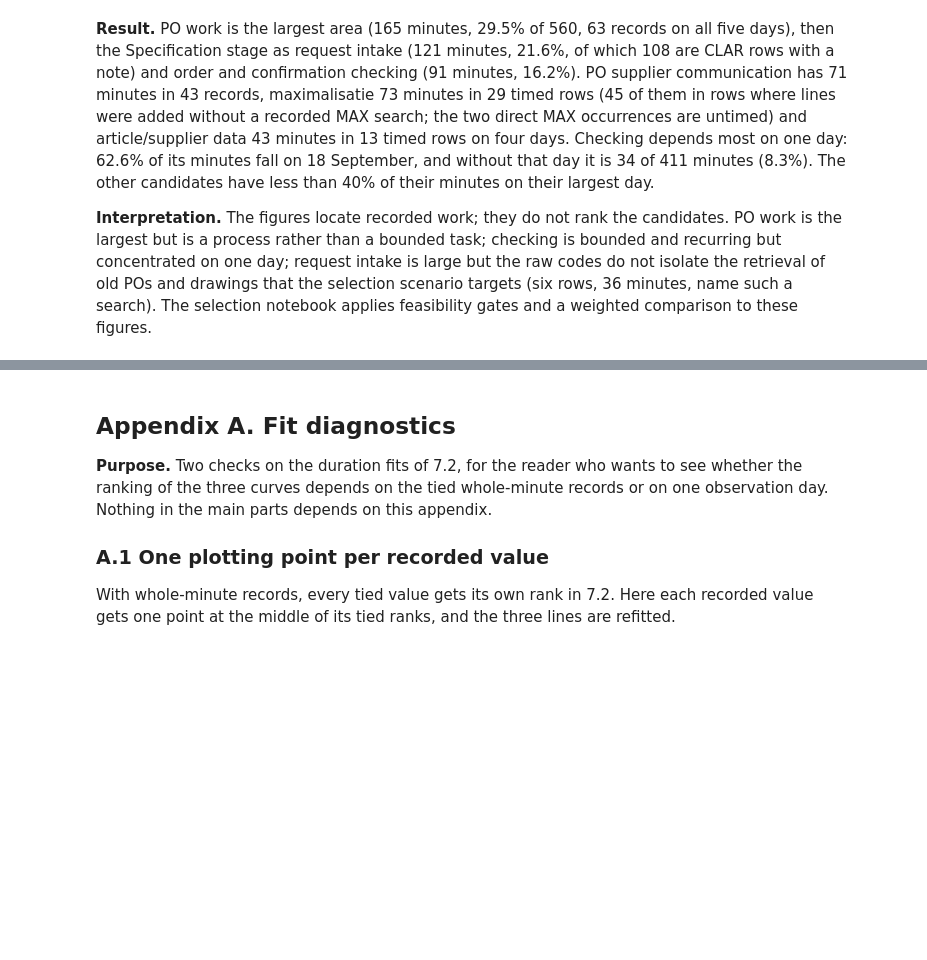
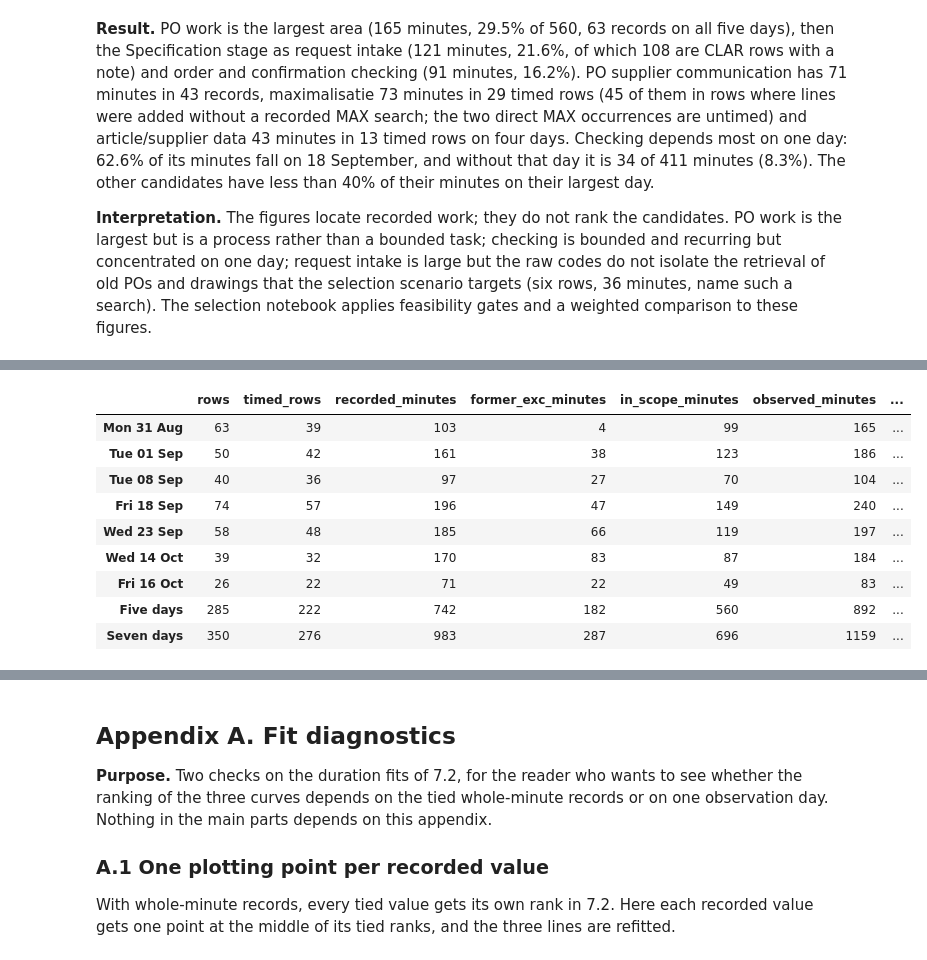
Before and after one commit to Luuuuuig/Bachelor-End-Project, a Jupyter notebook: Arno_Analysis_2026_10_02.ipynb, the cells around one changed output, grey strips where cells are left out. Drawn from its saved outputs; the diff is of its cells as text; code cells hidden in the pictures; blank space fills up the shorter version.

```diff
--- a/Arno_Analysis_2026_10_02.ipynb
+++ b/Arno_Analysis_2026_10_02.ipynb
@@ -1266,0 +1274,69 @@ The note-based ledger rows, joined to the records
+# %%
+# The two later days, read like the five in part 1 and prepared with the same seven steps as in part 2
+later_dates = ["2026-10-14", "2026-10-16"]
+later_frames = []
+for date in later_dates:
+    df = pd.read_csv(repo + f"docs/measurement/Arno_Measurement_{date}.csv", encoding="utf-8-sig", dtype=str, keep_default_na=False)
+    df = df.rename(columns={"Activity as written": "Activity", "Result / short note": "Note"})
+    df["date"] = pd.to_datetime(date)
+    df["source_row"] = df.index + 1
+    later_frames.append(df)
+later = pd.concat(later_frames, ignore_index=True)
+later["weekday"] = later["date"].dt.day_name()
+
+def prepare(frame):
+    out = frame.copy()
+    start = pd.to_datetime(out["Start"], format="%H:%M", errors="coerce")
+    end = pd.to_datetime(out["End"], format="%H:%M", errors="coerce")
+    out["minutes"] = (end - start).dt.total_seconds() / 60
+    out = out.loc[~(out["date"].eq("2026-09-08") & out["Case"].eq("OBS-16"))].copy()
+    out["activity_group"] = out["Activity"].str.upper().str.strip().str.split("-").str[0]
+    out["activity_group"] = out["activity_group"].replace({"[UNCERTAIN]": "UNCLEAR"})
+    out.loc[out["Activity"].str.upper().eq("REQ-EXACT"), "activity_group"] = "PO-REVISIT"
+    out["former_exc"] = out["Activity"].str.upper().str.contains("EXC")
+    out.loc[out["former_exc"], "activity_group"] = "OTHER (outside improvement)"
+    out["stage"] = out["Van Weele stage"].str.strip()
+    out["note_blank"] = out["Note"].str.strip().isin(["", "/", "—"])
+    out["case_ref"] = out["date"].dt.strftime("%d %b") + " " + out["Case"]
+    return out
+
+# Guard: the same function reproduces part 2 on the five days
+check_columns = ["date", "source_row", "minutes", "activity_group", "former_exc", "stage", "case_ref"]
+assert prepare(observations)[check_columns].reset_index(drop=True).equals(included[check_columns].reset_index(drop=True))
+
+included7 = pd.concat([included, prepare(later)], ignore_index=True)
+in_scope7 = included7.loc[~included7["former_exc"]].copy()
+days7 = pd.DatetimeIndex(pd.to_datetime(dates + later_dates))
+scope7_minutes = in_scope7["minutes"].sum()
+scope7_day = in_scope7.groupby("date")["minutes"].sum().reindex(days7)
+assert not included7.duplicated(["date", "source_row"]).any() and not included7["stage"].eq("").any()
+
+register7 = pd.read_csv(repo + "docs/measurement/Observation_Time_Register_2026-09-25.csv", encoding="utf-8-sig")
+register7["date"] = pd.to_datetime(register7["date"])
+register7 = register7.loc[register7["date"].isin(days7)]
+assert len(register7) == 7
+
+coverage7 = included7.groupby("date").agg(rows=("Case", "size"), timed_rows=("minutes", "count"), recorded_minutes=("minutes", "sum"))
+coverage7["former_exc_minutes"] = included7.loc[included7["former_exc"]].groupby("date")["minutes"].sum()
+coverage7["in_scope_minutes"] = scope7_day
+coverage7["observed_minutes"] = register7.set_index("date")["confirmed_net_observed_minutes"]
+coverage7 = coverage7.reindex(days7)
+coverage7_view = coverage7.copy()
+coverage7_view.index = coverage7_view.index.strftime("%a %d %b")
+coverage7_view.loc["Five days"] = coverage7.loc[day_index].sum()
+coverage7_view.loc["Seven days"] = coverage7.sum()
+coverage7_view = coverage7_view.astype(int)
+coverage7_view["former_exc_share_pct"] = (coverage7_view["former_exc_minutes"] / coverage7_view["recorded_minutes"] * 100).round(1)
+assert coverage7_view.loc["Five days", "in_scope_minutes"] == 560
+coverage7_view
+# %% [output]
+|  | rows | timed_rows | recorded_minutes | former_exc_minutes | in_scope_minutes | observed_minutes | ... |
+| Mon 31 Aug | 63 | 39 | 103 | 4 | 99 | 165 | ... |
+| Tue 01 Sep | 50 | 42 | 161 | 38 | 123 | 186 | ... |
+| Tue 08 Sep | 40 | 36 | 97 | 27 | 70 | 104 | ... |
+| Fri 18 Sep | 74 | 57 | 196 | 47 | 149 | 240 | ... |
+| Wed 23 Sep | 58 | 48 | 185 | 66 | 119 | 197 | ... |
+| Wed 14 Oct | 39 | 32 | 170 | 83 | 87 | 184 | ... |
+| Fri 16 Oct | 26 | 22 | 71 | 22 | 49 | 83 | ... |
+| Five days | 285 | 222 | 742 | 182 | 560 | 892 | ... |
+| Seven days | 350 | 276 | 983 | 287 | 696 | 1159 | ... |
```
Also changed, not shown: parts of 19 cells of this notebook.
